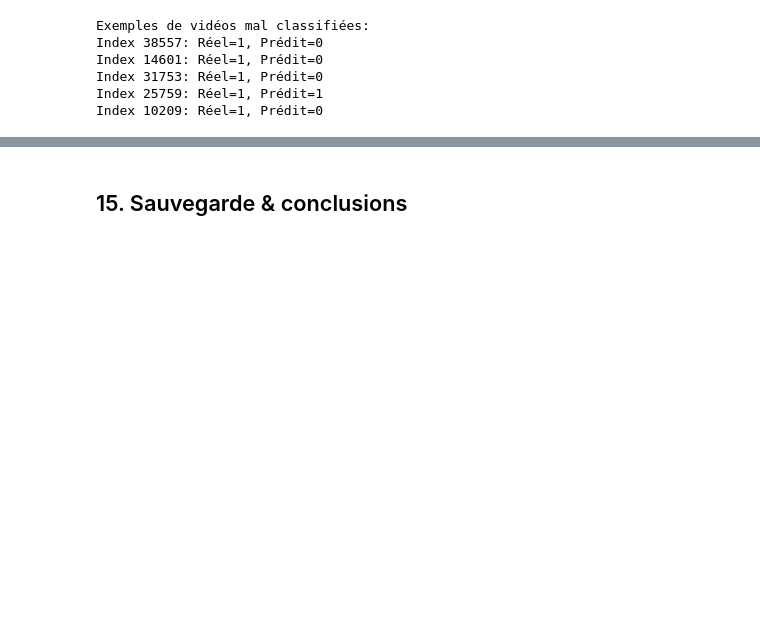
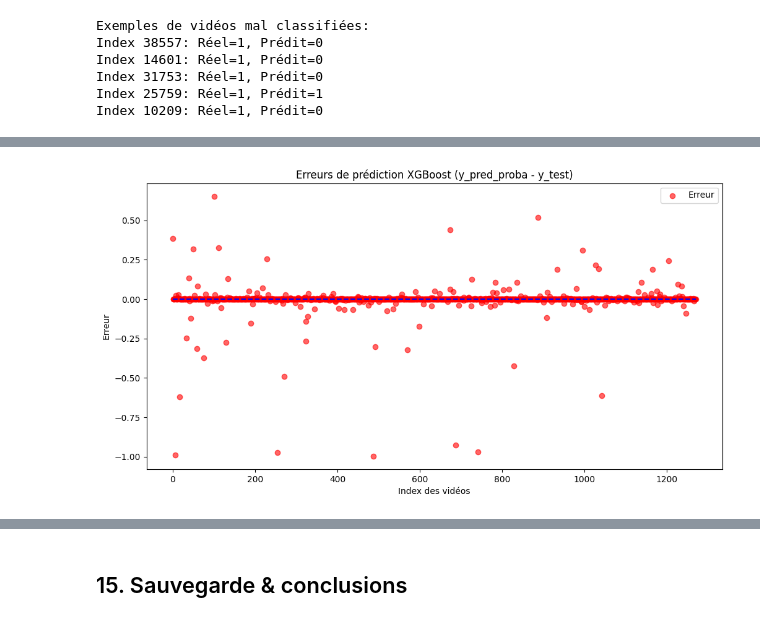
Before and after one commit to Fadila04/classification-IA, a Jupyter notebook: projet-ml-youtube-trending-68b010e7b5bc2532236423.ipynb, the cells around one changed output, grey strips where cells are left out. Drawn from its saved outputs; the diff is of its cells as text; code cells hidden in the pictures; blank space fills up the shorter version.

```diff
--- a/projet-ml-youtube-trending-68b010e7b5bc2532236423.ipynb
+++ b/projet-ml-youtube-trending-68b010e7b5bc2532236423.ipynb
@@ -964,0 +964,23 @@ Index 10209: Réel=1, Prédit=0
+# %%
+# Visualitation - Section 14.3
+import matplotlib.pyplot as plt
+import numpy as np
+
+# pour Obtenir les probabilités de prédiction
+y_pred_proba = best_xgb.predict_proba(X_test)[:, 1]
+#[:, 1] : pour obtenir les probabilités de la classe positive (1) uniquement
+
+# Calculer les erreurs (différence entre proba prédite et valeur réelle)
+errors = y_pred_proba - y_test.values
+
+# Visualisation
+plt.figure(figsize=(12, 6))
+plt.scatter(range(len(y_test)), errors, color='red', alpha=0.6, label="Erreur")
+plt.hlines(y=0, xmin=0, xmax=len(y_test), colors='blue', linestyles='dashed')
+plt.title("Erreurs de prédiction XGBoost (y_pred_proba - y_test)")
+plt.xlabel("Index des vidéos")
+plt.ylabel("Erreur")
+plt.legend()
+plt.show()
+# %% [output]
+[figure, added]
```
Also changed, not shown: parts of 9 cells of this notebook, 2 other files.
